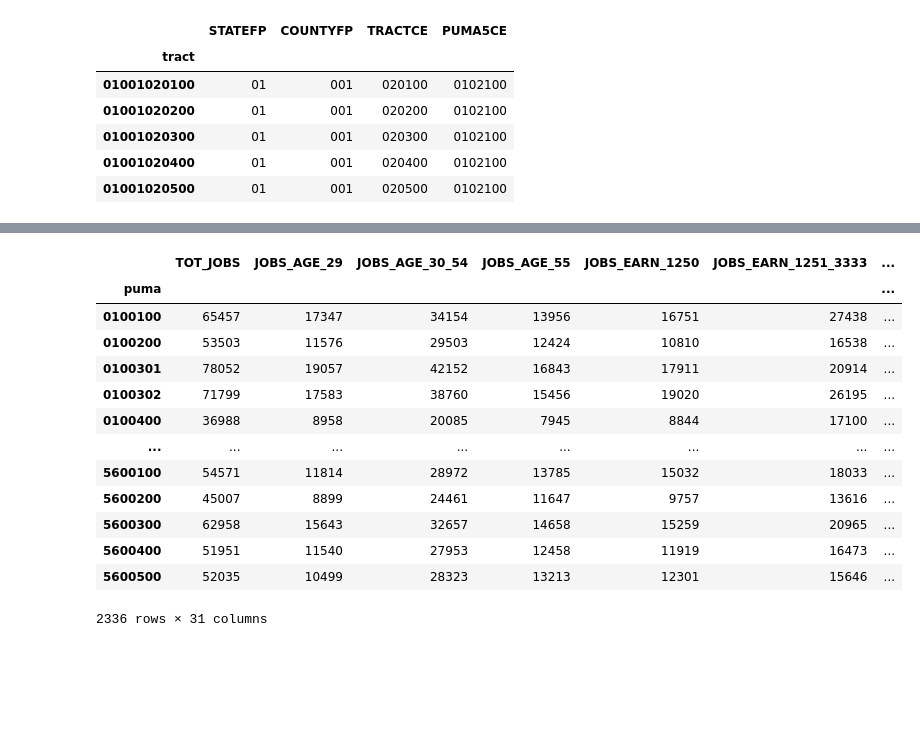
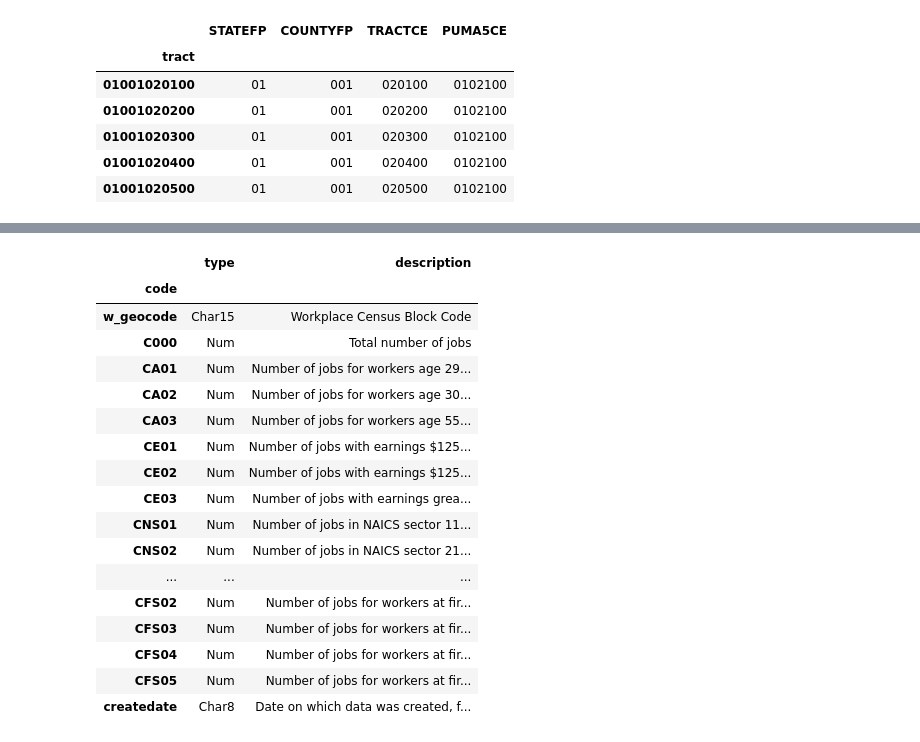
Before and after one commit to yianzhang14/migration, a Jupyter notebook: data/census/lodes/agg_tract_wacs_to_puma.ipynb, the cells around one changed output, grey strips where cells are left out. Saved outputs shown, nothing was run; the diff lists cells and outputs as text; code cells hidden in the pictures; blank space fills up the shorter version.

```diff
--- a/data/census/lodes/agg_tract_wacs_to_puma.ipynb
+++ b/data/census/lodes/agg_tract_wacs_to_puma.ipynb
@@ -95,19 +102,0 @@ df
-# %%
-df = df.groupby(["puma"]).sum()
-df.columns = ["TOT_JOBS", "JOBS_AGE_29", "JOBS_AGE_30_54", "JOBS_AGE_55", "JOBS_EARN_1250", "JOBS_EARN_1251_3333", "JOBS_EARN_3334", "AGR", "EXT", "UTL", "CON", "MFG", "WHL", "RET", "TRN", "INF", "FIN", "REL", "PRF", "MNG", "ADM", "EDU", "MED", "ENT", "FOD", "SRV", "PUB", "JOBS_EDU_NOHS", "JOBS_EDU_HS", "JOBS_EDU_NOBACH", "JOBS_EDU_BACH"]
-df
-# %% [output]
-|  | TOT_JOBS | JOBS_AGE_29 | JOBS_AGE_30_54 | JOBS_AGE_55 | JOBS_EARN_1250 | JOBS_EARN_1251_3333 | ... |
-| puma |  |  |  |  |  |  | ... |
-| 0100100 | 65457 | 17347 | 34154 | 13956 | 16751 | 27438 | ... |
-| 0100200 | 53503 | 11576 | 29503 | 12424 | 10810 | 16538 | ... |
-| 0100301 | 78052 | 19057 | 42152 | 16843 | 17911 | 20914 | ... |
-| 0100302 | 71799 | 17583 | 38760 | 15456 | 19020 | 26195 | ... |
-| 0100400 | 36988 | 8958 | 20085 | 7945 | 8844 | 17100 | ... |
-| ... | ... | ... | ... | ... | ... | ... | ... |
-| 5600100 | 54571 | 11814 | 28972 | 13785 | 15032 | 18033 | ... |
-| 5600200 | 45007 | 8899 | 24461 | 11647 | 9757 | 13616 | ... |
-| 5600300 | 62958 | 15643 | 32657 | 14658 | 15259 | 20965 | ... |
-| 5600400 | 51951 | 11540 | 27953 | 12458 | 11919 | 16473 | ... |
-| 5600500 | 52035 | 10499 | 28323 | 13213 | 12301 | 15646 | ... |
-2336 rows × 31 columns
@@ -115,0 +103,40 @@ df.to_csv("wac_puma_2017.csv")
+# %%
+# sourced from https://lehd.ces.census.gov/doc/help/onthemap/LODESTechDoc.pdf
+with open("lodes_dictionary.txt") as f:
+    raw = f.read()
+
+# Pattern: <index> <code> <type> <description>
+pattern = re.compile(r"^\d+\s+(\S+)\s+(Char\d+|Num)\s+(.*)$")
+
+rows = []
+for line in raw.strip().splitlines():
+    m = pattern.match(line.strip())
+    if m:
+        code, dtype, desc = m.groups()
+        rows.append((code, dtype, desc))
+    else:
+        print("NO MATCH:", line)
+
+lodes_dict = pd.DataFrame(rows, columns=["code", "type", "description"]).set_index(
+    "code"
+)
+lodes_dict
+# %% [output]
+|  | type | description |
+| code |  |  |
+| w_geocode | Char15 | Workplace Census Block Code |
+| C000 | Num | Total number of jobs |
+| CA01 | Num | Number of jobs for workers age 29... |
+| CA02 | Num | Number of jobs for workers age 30... |
+| CA03 | Num | Number of jobs for workers age 55... |
+| CE01 | Num | Number of jobs with earnings $125... |
+| CE02 | Num | Number of jobs with earnings $125... |
+| CE03 | Num | Number of jobs with earnings grea... |
+| CNS01 | Num | Number of jobs in NAICS sector 11... |
+| CNS02 | Num | Number of jobs in NAICS sector 21... |
+| ... | ... | ... |
+| CFS02 | Num | Number of jobs for workers at fir... |
+| CFS03 | Num | Number of jobs for workers at fir... |
+| CFS04 | Num | Number of jobs for workers at fir... |
+| CFS05 | Num | Number of jobs for workers at fir... |
+| createdate | Char8 | Date on which data was created, f... |
```
Also changed, not shown: parts of 11 cells of this notebook, 19 other files.
